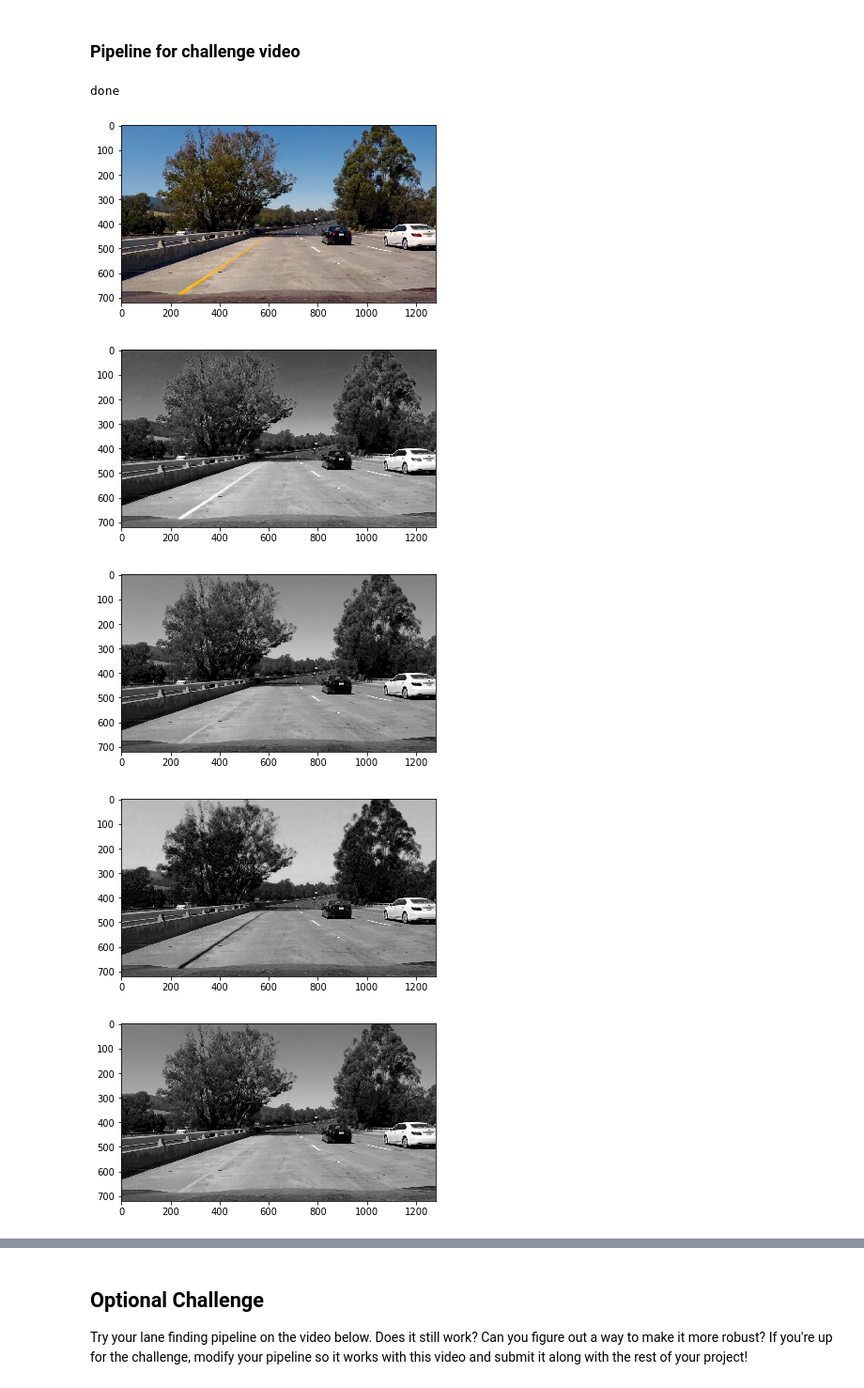
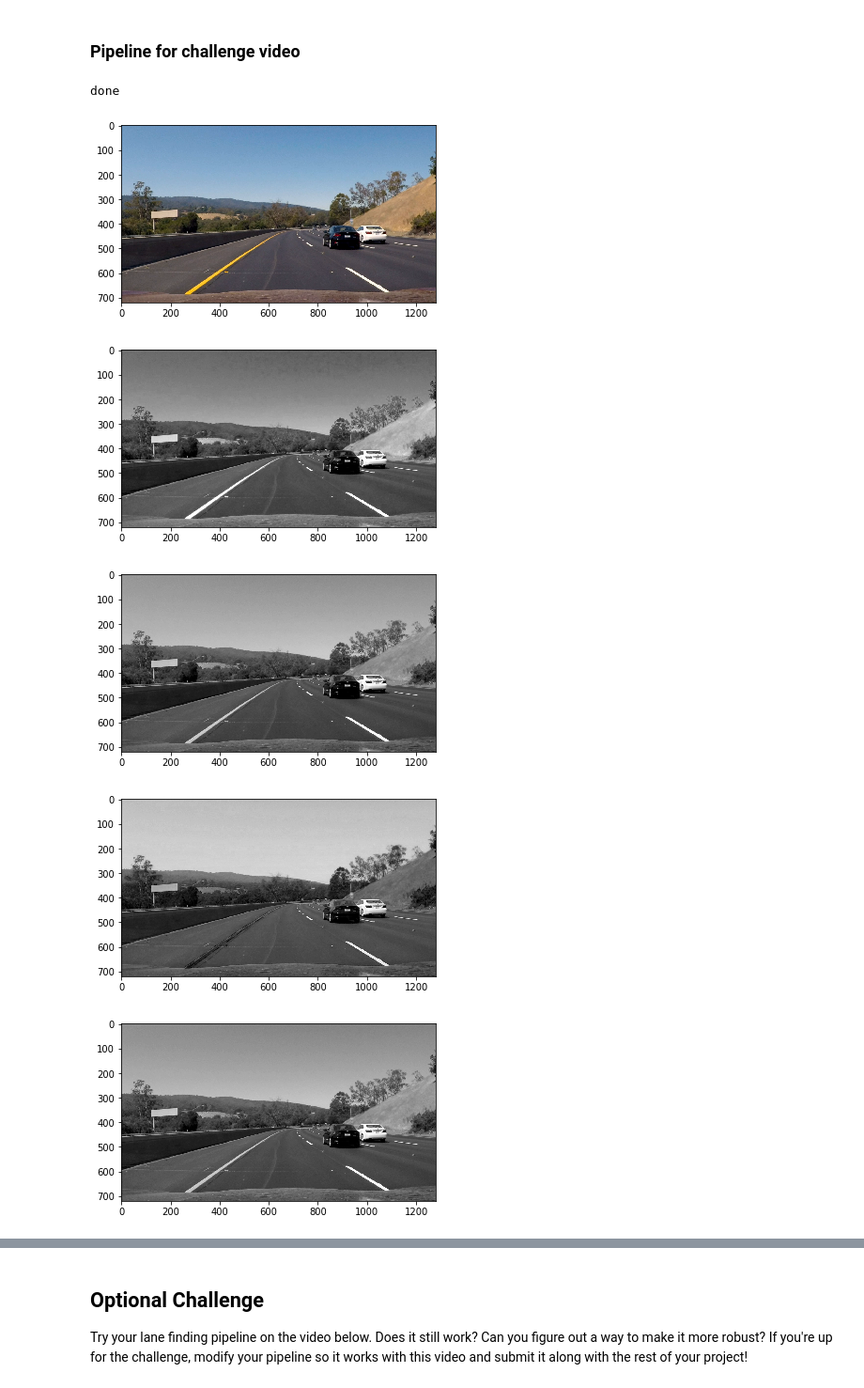
Before and after one commit to XCMer/CarND-LaneLines-P1, a Jupyter notebook: P1.ipynb, the cells around one changed output, grey strips where cells are left out. Shown at 94% size. Saved outputs shown, nothing was run; the diff lists cells and outputs as text; code cells hidden in the pictures.

```diff
--- a/P1.ipynb
+++ b/P1.ipynb
@@ -262,7 +262,7 @@ def process_image_mem(image):
     blurred_gsimage = gaussian_blur(gsimage, 5)
 
     # 3. Canny
-    edges = canny(blurred_gsimage, 50, 150)
+    edges = canny(blurred_gsimage, 100, 200)
 
     # 4. Region of interest
     # Applying this beforehand so that Hough transform only gives us relevant lines
@@ -295,7 +295,7 @@ def process_image(img_path):
     plt.imshow(output_img)
 # %%
 for img in os.listdir("test_images/"):
-#     if img == 'challenge0.jpg':
-#         continue
+    if img in ['challenge0.jpg', 'challenge5.jpg']:
+        continue
     process_image('test_images/' + img)
 # %% [output]
@@ -546,36 +545,36 @@ def challenge_pipeline(img, show=False):
     max_line_gap = 20
 
     lines = hough_lines_challenge(roi_img, rho, theta, threshold, min_line_length, max_line_gap)
     if show:
         plt.figure()
         plt.imshow(draw_lines_challenge(img.shape, lines))
 
     # filter lines
     slope_filter_lines = list(filter(lambda x: slope_filter(x[0]), lines))
     if show:
         plt.figure()
         plt.imshow(draw_lines_challenge(img.shape, slope_filter_lines))
 
     # single lines
     single_lines_img = draw_single_lines_challenge(img.shape, slope_filter_lines)
     if show:
         plt.figure()
         plt.imshow(single_lines_img)
 
     # everything
     all_img = cv2.addWeighted(img[:,:,0:3], 0.8, single_lines_img, 1., 0.0)
     if show:
         plt.figure()
         plt.imshow(all_img)
 
     return all_img
 
-challenge_pipeline(mpimg.imread('test_images/challenge5.jpg')[:,:,0:3], show=True)
+challenge_pipeline(mpimg.imread('test_images/challenge0.jpg')[:,:,0:3], show=True)
 print("done")
 # %% [output]
 done
-[figure, old version]
+[figure, new version]
-[figure, old version]
+[figure, new version]
-[figure, old version]
+[figure, new version]
-[figure, old version]
+[figure, new version]
-[figure, old version]
+[figure, new version]
```
Also changed, not shown: parts of 6 cells of this notebook, 5 other files.
